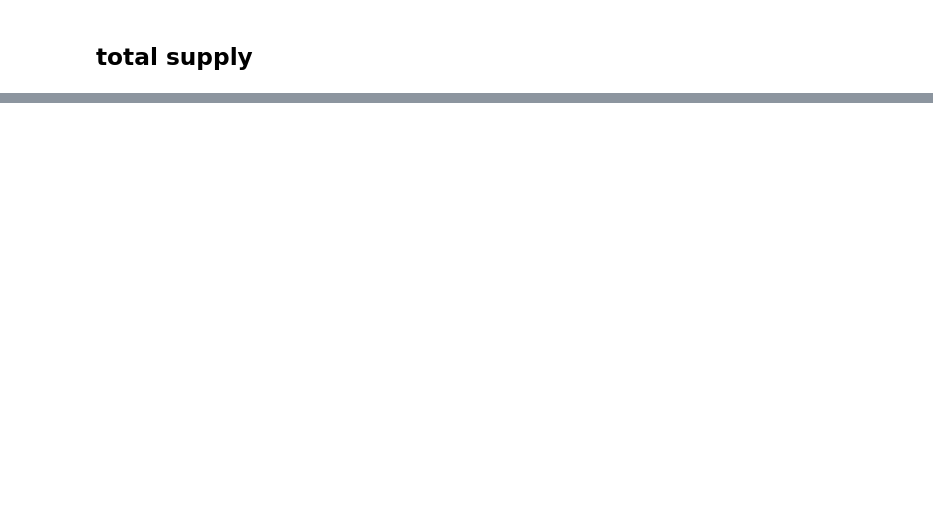
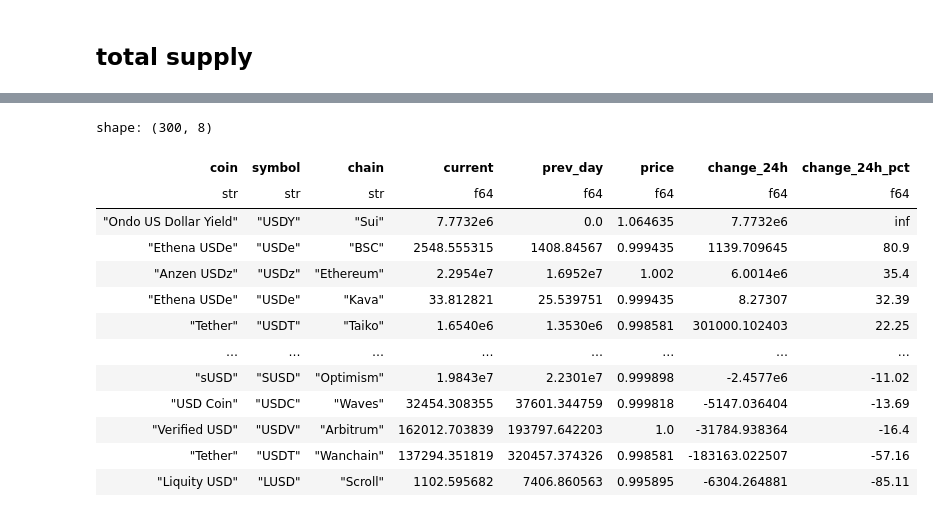
Before and after one commit to gnart33/stables, a Jupyter notebook: stables.ipynb, the cells around one changed output, grey strips where cells are left out. Saved outputs shown, nothing was run; the diff lists cells and outputs as text; code cells hidden in the pictures; blank space fills up the shorter version.

```diff
--- a/stables.ipynb
+++ b/stables.ipynb
@@ -11,0 +3,19 @@ stables = data['peggedAssets']
+# %%
+import polars as pl
+import matplotlib.pyplot as plt
+import requests
+
+import warnings
+warnings.filterwarnings("ignore")
+import os
+from pathlib import Path
+import sys
+project_root = Path().resolve()
+
+if str(project_root) not in sys.path:
+    sys.path.append(str(project_root))
+    print(f"Added {project_root.stem} to sys.path")
+
+from src.utils.llama import DefiLlamaAPI
+
+llama = DefiLlamaAPI()
@@ -74,0 +158,22 @@ shape: (7, 2)
+# %%
+df_chains = llama.get_chain_circulation()
+# %%
+df_chains.filter(
+    pl.col('change_24h').is_not_null()
+    & (pl.col('change_24h') != 0.0)
+).sort('change_24h_pct', descending=True)
+# %% [output]
+shape: (300, 8)
+| coin | symbol | chain | current | prev_day | price | change_24h | change_24h_pct |
+| str | str | str | f64 | f64 | f64 | f64 | f64 |
+| "Ondo US Dollar Yield" | "USDY" | "Sui" | 7.7732e6 | 0.0 | 1.064635 | 7.7732e6 | inf |
+| "Ethena USDe" | "USDe" | "BSC" | 2548.555315 | 1408.84567 | 0.999435 | 1139.709645 | 80.9 |
+| "Anzen USDz" | "USDz" | "Ethereum" | 2.2954e7 | 1.6952e7 | 1.002 | 6.0014e6 | 35.4 |
+| "Ethena USDe" | "USDe" | "Kava" | 33.812821 | 25.539751 | 0.999435 | 8.27307 | 32.39 |
+| "Tether" | "USDT" | "Taiko" | 1.6540e6 | 1.3530e6 | 0.998581 | 301000.102403 | 22.25 |
+| … | … | … | … | … | … | … | … |
+| "sUSD" | "SUSD" | "Optimism" | 1.9843e7 | 2.2301e7 | 0.999898 | -2.4577e6 | -11.02 |
+| "USD Coin" | "USDC" | "Waves" | 32454.308355 | 37601.344759 | 0.999818 | -5147.036404 | -13.69 |
+| "Verified USD" | "USDV" | "Arbitrum" | 162012.703839 | 193797.642203 | 1.0 | -31784.938364 | -16.4 |
+| "Tether" | "USDT" | "Wanchain" | 137294.351819 | 320457.374326 | 0.998581 | -183163.022507 | -57.16 |
+| "Liquity USD" | "LUSD" | "Scroll" | 1102.595682 | 7406.860563 | 0.995895 | -6304.264881 | -85.11 |
```
Also changed, not shown: parts of 14 cells of this notebook, 2 other files.
